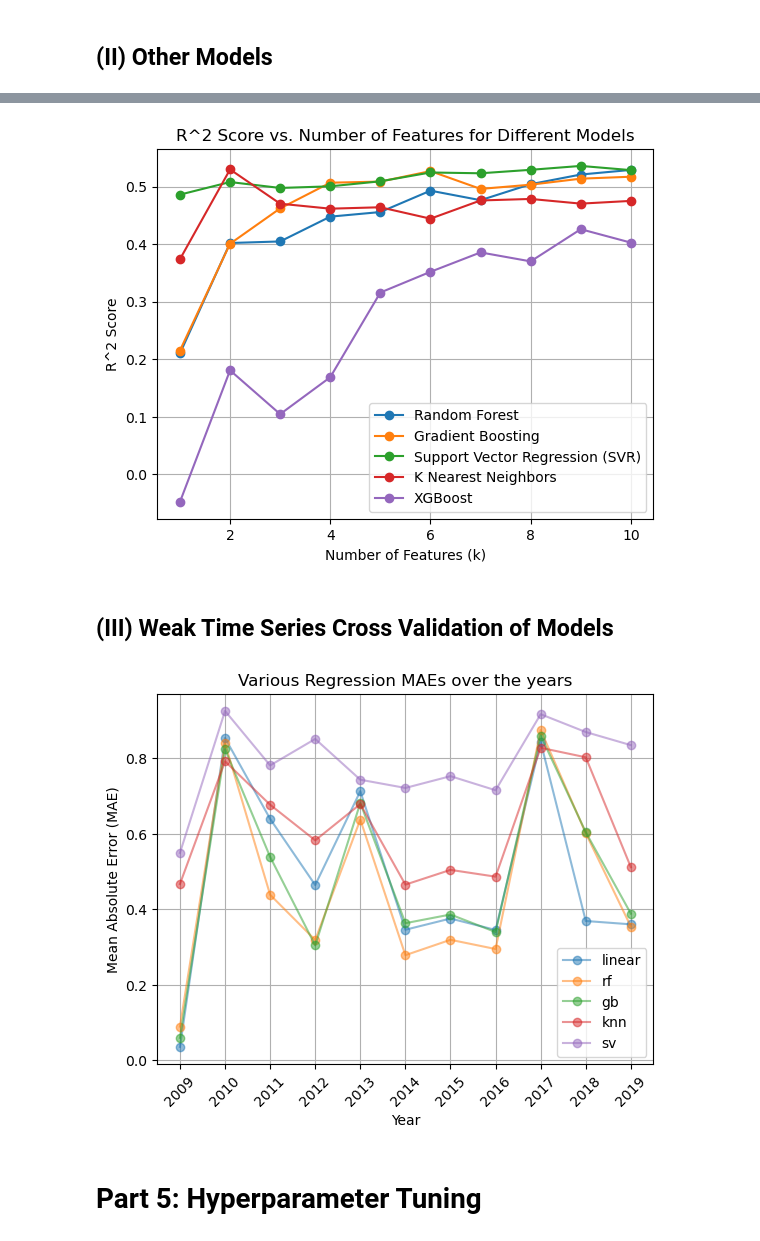
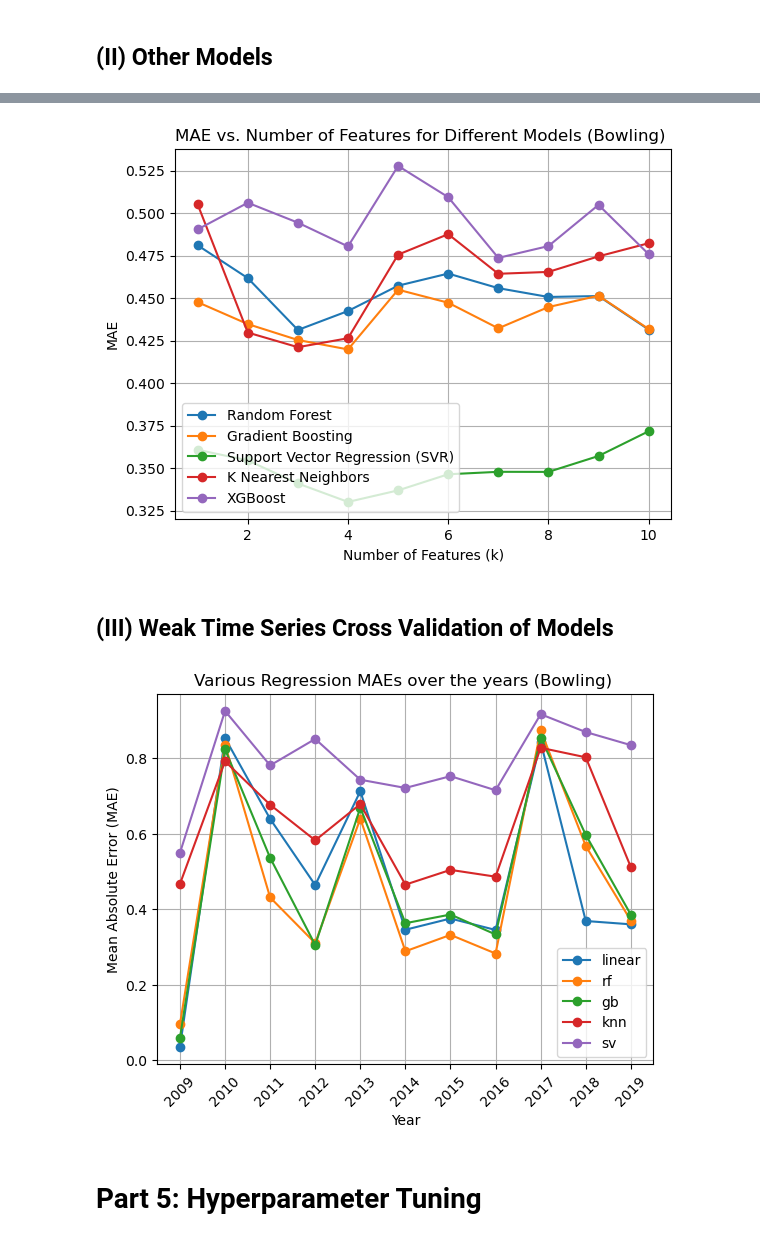
Before and after one commit to rohitbhamidi/ipl-player-salary, a Jupyter notebook: 3-PreprocessingTrainingDevelopment.ipynb, the cells around one changed output, grey strips where cells are left out. Cells and saved outputs as stored; diff of their text form; code cells hidden in the pictures.

Commit message:
+ SVR model, model metrics

```diff
--- a/3-PreprocessingTrainingDevelopment.ipynb
+++ b/3-PreprocessingTrainingDevelopment.ipynb
@@ -478,8 +407,8 @@ R^2: 0.533658864051179
 # %%
 k_values = range(1, 11)
 
-linear_r2_scores = []
-elastic_net_r2_scores = []
+linear_mae_scores = []
+elastic_net_mae_scores = []
 
 for k in k_values:
     selector = SelectKBest(score_func=f_regression, k=k)
@@ -489,12 +418,12 @@ for k in k_values:
     linear_model_selected = LinearRegression()
     linear_model_selected.fit(X_train_bowl_selected, y_train_bowl)
     y_pred_linear_selected = linear_model_selected.predict(X_test_bowl_selected)
-    r2 = r2_score(y_test_bowl, y_pred_linear_selected)
-    linear_r2_scores.append(r2)
+    mae_linear = mean_absolute_error(y_test_bowl, y_pred_linear_selected)
+    linear_mae_scores.append(mae_linear)
 
     # ElasticNet Regression
     elastic_net_model = ElasticNet()
     elastic_net_model.fit(X_train_bowl_selected, y_train_bowl)
     y_pred_elastic_net_selected = elastic_net_model.predict(X_test_bowl_selected)
-    elastic_net_r2_scores.append(r2_score(y_test_bowl, y_pred_elastic_net_selected))
+    elastic_net_mae_scores.append(mean_absolute_error(y_test_bowl, y_pred_elastic_net_selected))
 # %%
@@ -567,10 +496,10 @@ R^2: -0.040489489642782095
 # %%
 k_values = range(1, 11)
-random_forest_r2_scores = []
-gradient_boosting_r2_scores = []
-svm_r2_scores = []
-knn_r2_scores = []
-xgboost_r2_scores = []
+random_forest_mae_scores = []
+gradient_boosting_mae_scores = []
+svm_mae_scores = []
+knn_mae_scores = []
+xgboost_mae_scores = []
 
 for k in k_values:
     selector = SelectKBest(score_func=f_regression, k=k)
@@ -581,46 +510,46 @@ for k in k_values:
     rf_model = RandomForestRegressor()
     rf_model.fit(X_train_bowl_selected, y_train_bowl)
     y_pred_rf_selected = rf_model.predict(X_test_bowl_selected)
-    random_forest_r2_scores.append(r2_score(y_test_bowl, y_pred_rf_selected))
+    random_forest_mae_scores.append(mean_absolute_error(y_test_bowl, y_pred_rf_selected))
 
     # Gradient Boosting Regression
     gb_model = GradientBoostingRegressor()
     gb_model.fit(X_train_bowl_selected, y_train_bowl)
     y_pred_gb_selected = gb_model.predict(X_test_bowl_selected)
-    gradient_boosting_r2_scores.append(r2_score(y_test_bowl, y_pred_gb_selected))
+    gradient_boosting_mae_scores.append(mean_absolute_error(y_test_bowl, y_pred_gb_selected))
 
     # Support Vector Regression (SVR)
     svr_model = SVR()
     svr_model.fit(X_train_bowl_selected, y_train_bowl)
     y_pred_svr_selected = svr_model.predict(X_test_bowl_selected)
-    svm_r2_scores.append(r2_score(y_test_bowl, y_pred_svr_selected))
+    svm_mae_scores.append(mean_absolute_error(y_test_bowl, y_pred_svr_selected))
 
     # K-Nearest Neighbors Regression
     knn_model = KNeighborsRegressor()
     knn_model.fit(X_train_bowl_selected, y_train_bowl)
     y_pred_knn_selected = knn_model.predict(X_test_bowl_selected)
-    knn_r2_scores.append(r2_score(y_test_bowl, y_pred_knn_selected))
+    knn_mae_scores.append(mean_absolute_error(y_test_bowl, y_pred_knn_selected))
 
     # XGBoost Regression
     xgboost_model = xgb.XGBRegressor()
     xgboost_model.fit(X_train_bowl_selected, y_train_bowl)
     y_pred_xgboost_selected = xgboost_model.predict(X_test_bowl_selected)
-    xgboost_r2_scores.append(r2_score(y_test_bowl, y_pred_xgboost_selected))
+    xgboost_mae_scores.append(mean_absolute_error(y_test_bowl, y_pred_xgboost_selected))
 # %%
-plt.plot(k_values, random_forest_r2_scores, label='Random Forest', marker='o')
-plt.plot(k_values, gradient_boosting_r2_scores, label='Gradient Boosting', marker='o')
-plt.plot(k_values, svm_r2_scores, label='Support Vector Regression (SVR)', marker='o')
-plt.plot(k_values, knn_r2_scores, label='K Nearest Neighbors', marker='o')
-plt.plot(k_values, xgboost_r2_scores, label='XGBoost', marker='o')
+plt.plot(k_values, random_forest_mae_scores, label='Random Forest', marker='o')
+plt.plot(k_values, gradient_boosting_mae_scores, label='Gradient Boosting', marker='o')
+plt.plot(k_values, svm_mae_scores, label='Support Vector Regression (SVR)', marker='o')
+plt.plot(k_values, knn_mae_scores, label='K Nearest Neighbors', marker='o')
+plt.plot(k_values, xgboost_mae_scores, label='XGBoost', marker='o')
 
 plt.xlabel('Number of Features (k)')
-plt.ylabel('R^2 Score')
-plt.title('R^2 Score vs. Number of Features for Different Models')
+plt.ylabel('MAE')
+plt.title('MAE vs. Number of Features for Different Models (Bowling) ')
 plt.legend()
 plt.grid(True)
 plt.show()
 # %% [output]
-[figure, old version]
+[figure, new version]
 # %% [markdown]
 ## (III) Weak Time Series Cross Validation of Models
 # %%
@@ -633,17 +562,17 @@ regression_model_dict = {
 }
 for model_name, model_func in regression_model_dict.items():
     mae = time_validate_mae(model_func, bowling_filtered)
-    plt.plot(list(mae.keys()), list(mae.values()), marker='o', label = model_name, alpha=.5)
+    plt.plot(list(mae.keys()), list(mae.values()), marker='o', label = model_name)
 
 plt.xlabel('Year')
 plt.ylabel('Mean Absolute Error (MAE)')
-plt.title('Various Regression MAEs over the years')
+plt.title('Various Regression MAEs over the years (Bowling) ')
 plt.legend()
 plt.grid(True)
 plt.xticks(list(mae.keys()), rotation=45)
 plt.show()
 # %% [output]
-[figure, old version]
+[figure, new version]
 # %% [markdown]
 # **Part 5: Hyperparameter Tuning**
 # %% [markdown]
```
Also changed, not shown: parts of 38 cells of this notebook.
